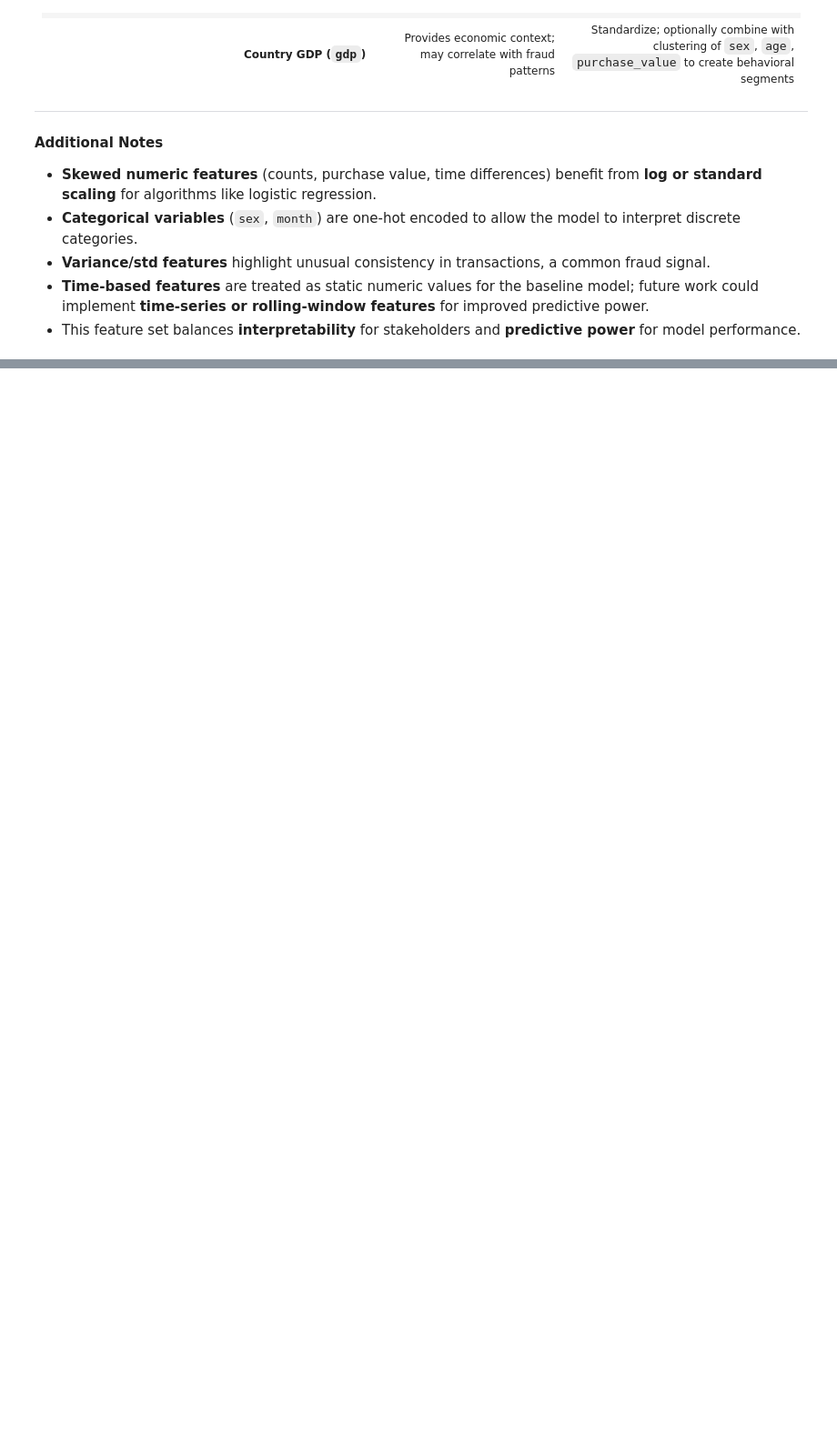
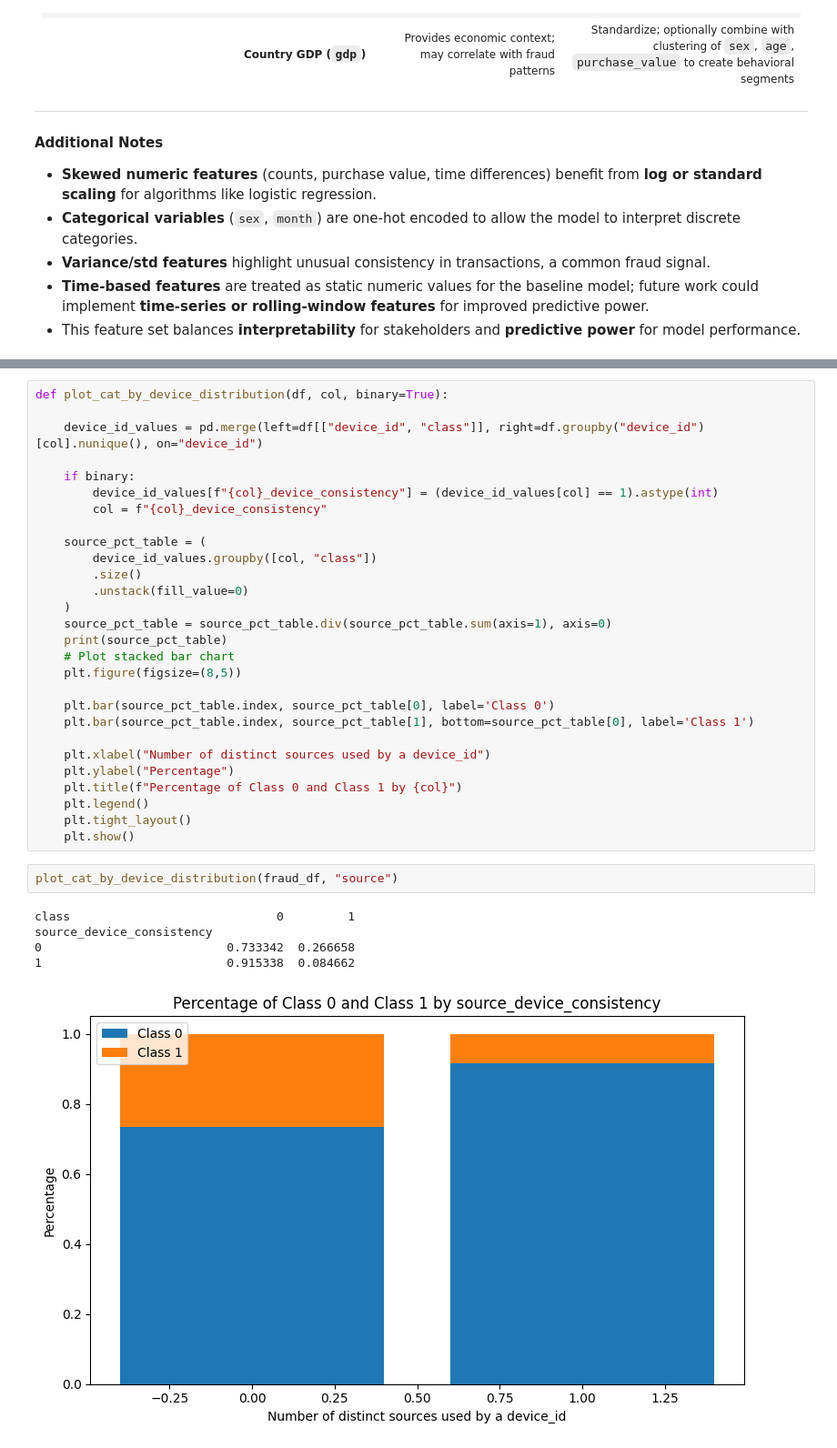
Before and after one commit to hannnying/ecommerce-fraud, a Jupyter notebook: notebooks/fraud_dataset_eda.ipynb, the cells around one changed output, grey strips where cells are left out. Shown at 91% size. Saved outputs shown, nothing was run; the diff lists cells and outputs as text; blank space fills up the shorter version.

```diff
--- a/notebooks/fraud_dataset_eda.ipynb
+++ b/notebooks/fraud_dataset_eda.ipynb
@@ -1354,0 +1367,36 @@ For the supervised fraud detection model, the following features have been selec
+# %%
+def plot_cat_by_device_distribution(df, col, binary=True):
+
+    device_id_values = pd.merge(left=df[["device_id", "class"]], right=df.groupby("device_id")[col].nunique(), on="device_id")
+
+    if binary:
+        device_id_values[f"{col}_device_consistency"] = (device_id_values[col] == 1).astype(int)
+        col = f"{col}_device_consistency"
+
+    source_pct_table = (
+        device_id_values.groupby([col, "class"])
+        .size()
+        .unstack(fill_value=0)
+    )
+    source_pct_table = source_pct_table.div(source_pct_table.sum(axis=1), axis=0)
+    print(source_pct_table)
+    # Plot stacked bar chart
+    plt.figure(figsize=(8,5))
+
+    plt.bar(source_pct_table.index, source_pct_table[0], label='Class 0')
+    plt.bar(source_pct_table.index, source_pct_table[1], bottom=source_pct_table[0], label='Class 1')
+
+    plt.xlabel("Number of distinct sources used by a device_id")
+    plt.ylabel("Percentage")
+    plt.title(f"Percentage of Class 0 and Class 1 by {col}")
+    plt.legend()
+    plt.tight_layout()
+    plt.show()
+# %%
+plot_cat_by_device_distribution(fraud_df, "source")
+# %% [output]
+class                             0         1
+source_device_consistency
+0                          0.733342  0.266658
+1                          0.915338  0.084662
+[figure, added]
```
Also changed, not shown: parts of 20 cells of this notebook.
